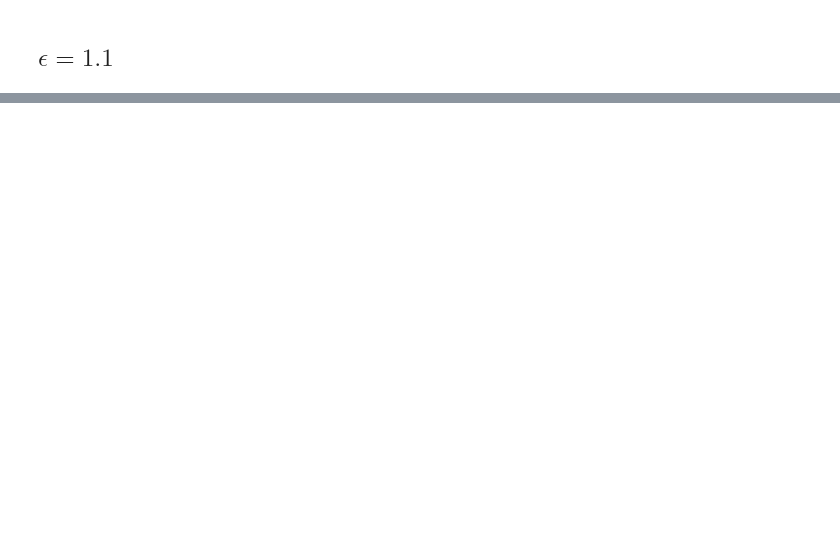
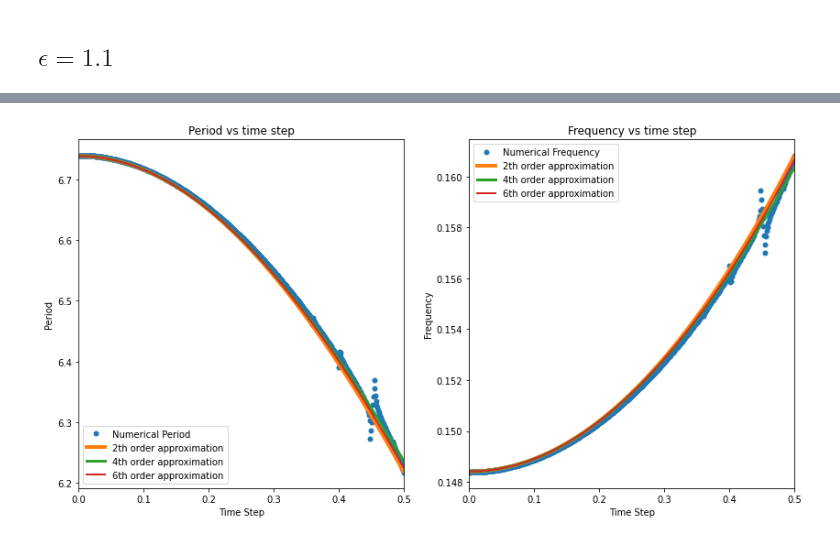
Before and after one commit to fzadra/VanDerPolContact, a Jupyter notebook: VDP_period&freq.ipynb, the cells around one changed output, grey strips where cells are left out. Saved outputs shown, nothing was run; the diff lists cells and outputs as text; code cells hidden in the pictures; blank space fills up the shorter version.

Commit message:
Add Frequency data and notebook

```diff
--- a/VDP_period&freq.ipynb
+++ b/VDP_period&freq.ipynb
@@ -508,2 +532,20 @@ plt.show()
 # %% [markdown]
 ## $\epsilon = 1.1$
+# %%
+epsilon=1.1
+vdp = VanDerPol(epsilon, 0.0, 0.0)
+dts = np.arange(0.001,0.5,0.001)
+
+# XXX: Long integration with tf tf = 20000
+# to have a result in a human time fix tf = 200
+tf = 2000000
+
+# p0, q0, s0, t0 = 0.0, 1.0, 1.5, 0.0
+p0, q0, s0, t0 = 0.0, 2.0, 0.0, 0.0
+
+# Run only unce to generate the file, otherwise load it from disk
+try:
+    periods11 = np.load(f"data/datapar/eps11-{tf}.npy")
+except FileNotFoundError:
+    periods11 = compute_periods(vdp, (p0,q0,s0,t0), dts, tf)
+    np.save(f"data/datapar/eps11-{tf}", periods11)
@@ -509,0 +572,32 @@ plt.show()
+# %%
+plt.figure(figsize=(14,7))
+plt.subplot(121)
+plt.gca().set_title("Period vs time step")
+plt.plot(dts,periods11,'.',label="Numerical Period",markersize=10)
+plt.plot(dts,1/omega2(dts,epsilon),
+         label="2th order approximation",linewidth=4)
+plt.plot(dts,1/omega4(dts,epsilon),
+         label="4th order approximation",linewidth=3)
+plt.plot(dts,1/omega6(dts,epsilon),
+         label="6th order approximation",linewidth=2)
+plt.xlim((0,0.5))
+plt.ylabel("Period")
+plt.xlabel("Time Step")
+plt.legend(loc='lower left')
+
+plt.subplot(122)
+plt.gca().set_title("Frequency vs time step")
+plt.plot(dts,1/periods11,'.',label="Numerical Frequency",markersize=10)
+plt.plot(dts,omega2(dts,epsilon),
+        label="2th order approximation",linewidth=4)
+plt.plot(dts,omega4(dts,epsilon),
+        label="4th order approximation",linewidth=3)
+plt.plot(dts,omega6(dts,epsilon),
+        label="6th order approximation",linewidth=2)
+plt.xlim((0,0.5))
+plt.ylabel("Frequency")
+plt.xlabel("Time Step")
+plt.legend(loc='upper left')
+plt.show()
+# %% [output]
+[figure, added]
```
Also changed, not shown: parts of 19 cells of this notebook, 7 other files.
